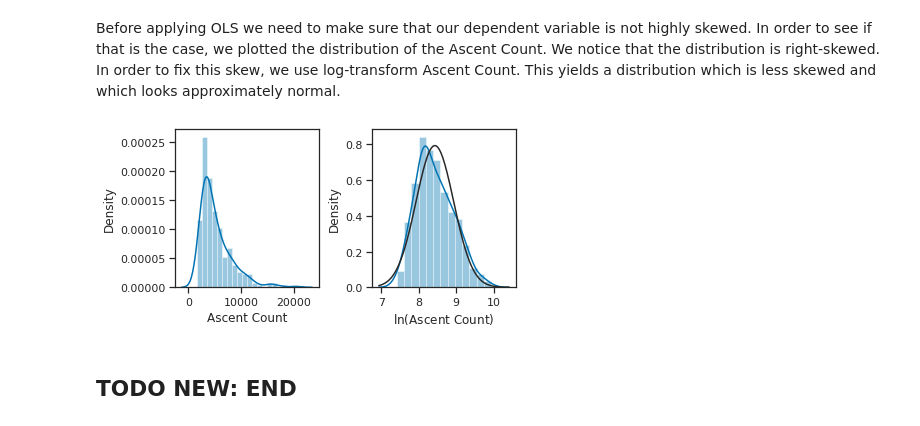
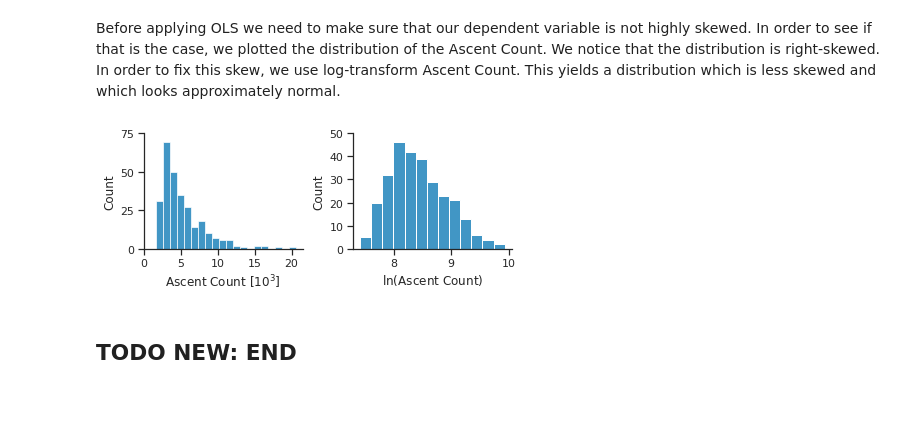
Before and after one commit to filipbalucha/FDS_final_project, a Jupyter notebook: data_analysis.ipynb, the cells around one changed output. Saved outputs shown, nothing was run; the diff lists cells and outputs as text; code cells hidden in the pictures.

```diff
--- a/data_analysis.ipynb
+++ b/data_analysis.ipynb
@@ -248,20 +245,41 @@ We apply linear regression and observe the output of `statsmodels`. This will sh
 ## TODO NEW: START
 # %% [markdown]
 Before applying OLS we need to make sure that our dependent variable is not highly skewed. In order to see if that is the case, we plotted the distribution of the Ascent Count. We notice that the distribution is right-skewed. In order to fix this skew, we use log-transform Ascent Count. This yields a distribution which is less skewed and which looks approximately normal.
+# %%
+fig, (ax_original,ax_log) = plt.subplots(ncols=2, figsize=(6,2.5))
+
+sns.histplot(munro['ascent_count']/1000, ax=ax_original)
+ax_original.set_xlabel('Ascent Count [$10^3$]')
+ax_original.xaxis.set_ticks(np.arange(0, 21, step=5))
+ax_original.yaxis.set_ticks(np.arange(0, 76, step=25))
+sns.despine(ax=ax_original)
+
+sns.histplot(np.log(munro['ascent_count']), ax=ax_log)
+ax_log.set_xlabel('$\ln$(Ascent Count)')
+# ax_log.xaxis.set_ticks(np.arange(0, 11, step=1))
+ax_log.yaxis.set_ticks(np.arange(0, 60, step=10))
+sns.despine(ax=ax_log)
+
+plt.tight_layout()
+plt.savefig('report/ascent_count_distribution.pdf', bbox_inches='tight')
+plt.show()
+# %% [output]
+[figure, added]
 # %%
-fig, (ax_original,ax_log) = plt.subplots(ncols=2, figsize=(6,3))
+# TODO: remove
+# Old code that uses distplot:
 
-sns.distplot(munro['ascent_count'], ax=ax_original)
-ax_original.set_xlabel('Ascent Count')
+# fig, (ax_original,ax_log) = plt.subplots(ncols=2, figsize=(6,3))
 
-sns.distplot(np.log(munro['ascent_count']), ax=ax_log, fit=stats.norm)
-ax_log.set_xlabel('$\ln$(Ascent Count)')
+# sns.distplot(munro['ascent_count'], ax=ax_original)
+# ax_original.set_xlabel('Ascent Count')
 
-plt.tight_layout()
-plt.savefig('report/ascent_count_distribution.pdf', bbox_inches='tight')
-plt.show()
+# sns.distplot(np.log(munro['ascent_count']), ax=ax_log, fit=stats.norm)
+# ax_log.set_xlabel('$\ln$(Ascent Count)')
+
+# plt.tight_layout()
+# plt.savefig('report/ascent_count_distribution.pdf', bbox_inches='tight')
+# plt.show()
-# %% [output]
-[figure, removed]
 # %% [markdown]
 ## TODO NEW: END
 # %%
```
Also changed, not shown: parts of 6 cells of this notebook, 14 other files.
